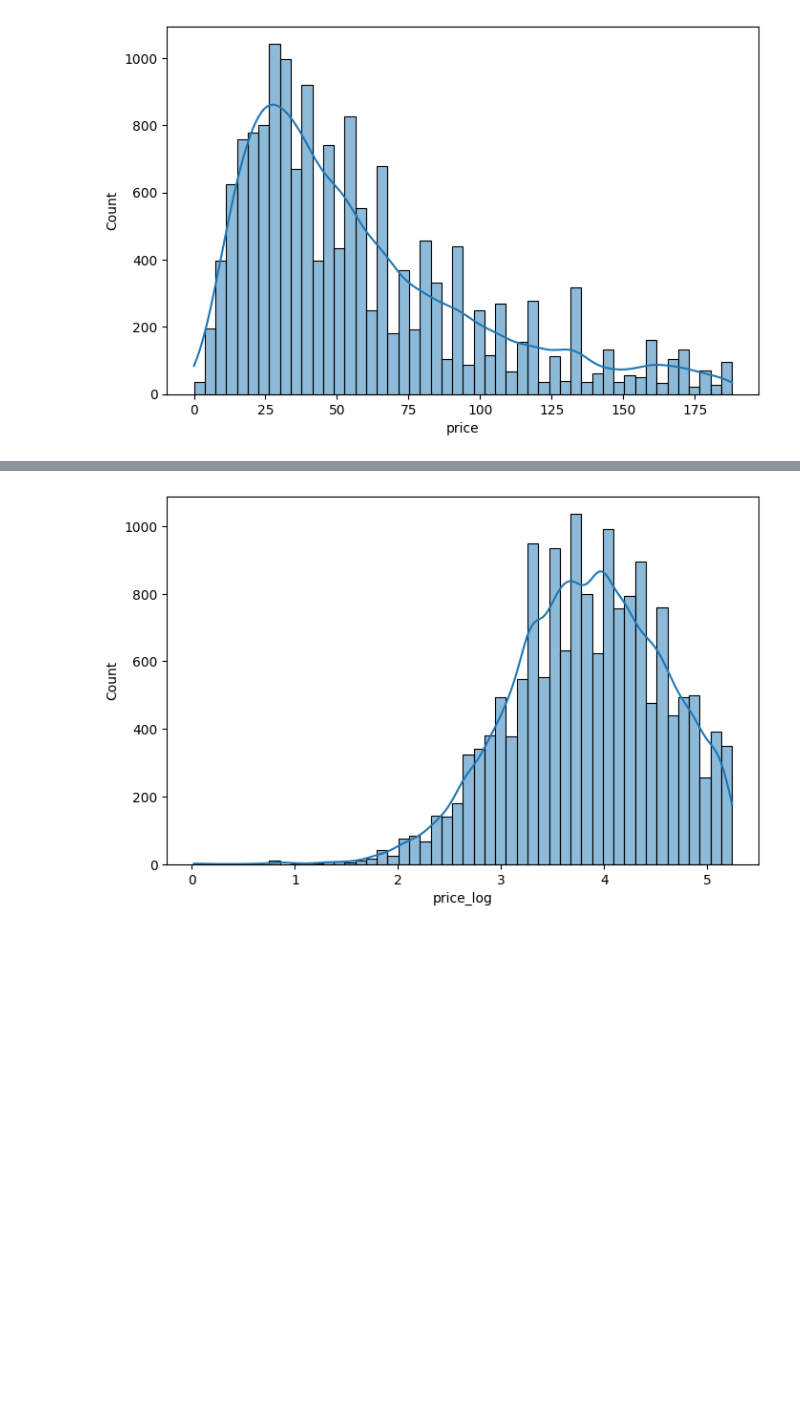
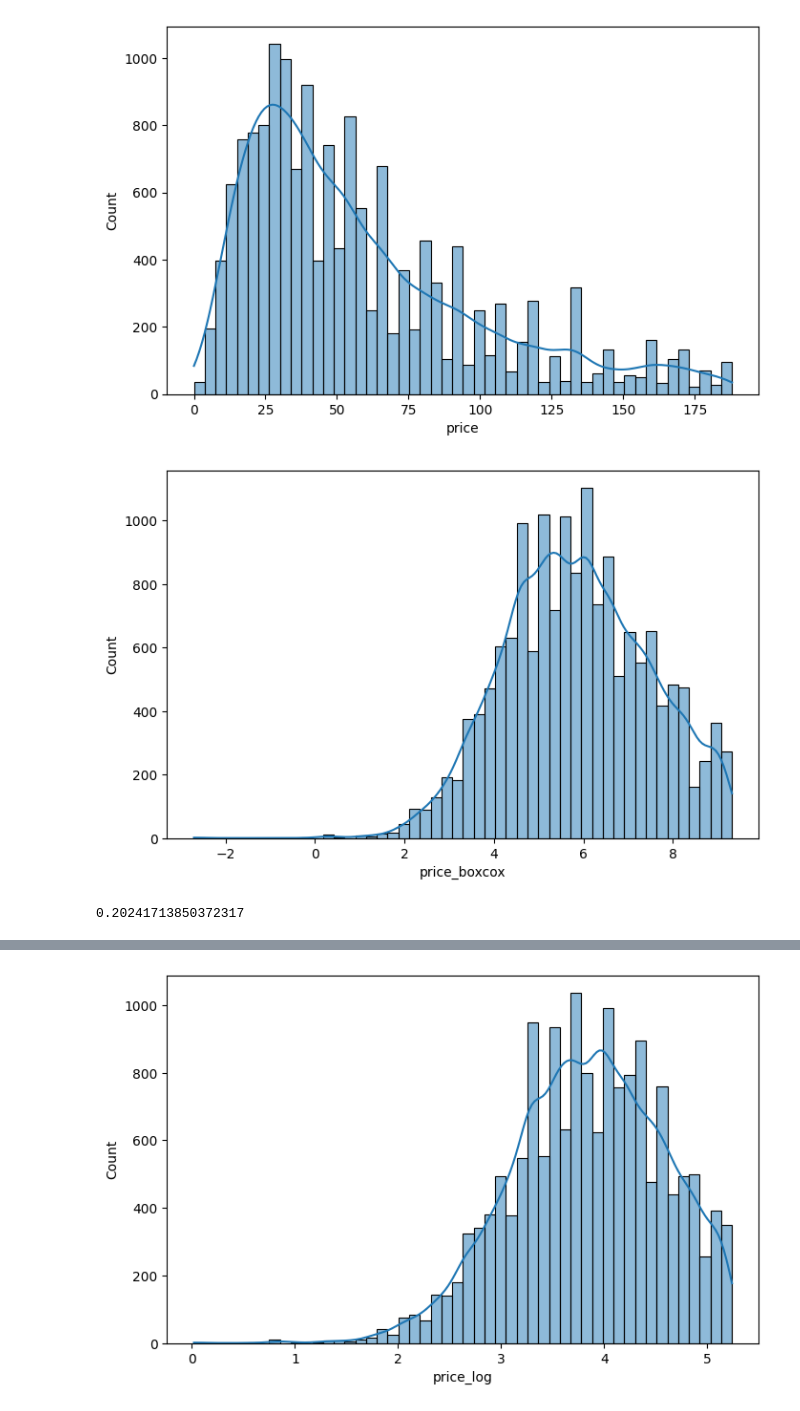
Before and after one commit to JaxSulav/PriceProphet, a Jupyter notebook: Data Processing/data_cleaning.ipynb, the cells around one changed output, grey strips where cells are left out. Cells and saved outputs as stored; diff of their text form; code cells hidden in the pictures; blank space fills up the shorter version.

```diff
--- a/Data Processing/data_cleaning.ipynb
+++ b/Data Processing/data_cleaning.ipynb
@@ -140,3 +335,11 @@ df["price"] = pd.to_numeric(df["price"])
+# %%
+def get_country(location):
+    for country in countries:
+        if country in location:
+            return country
+    return "Other"
+
+df['located_in'] = df['located_in'].apply(get_country)
 # %% [markdown]
 ### Outliers
 # %%
@@ -183,3 +386,16 @@ sns.histplot(df['price'], bins=50, kde=True)
 plt.show()
 # %% [output]
 [figure]
+# %%
+from scipy.stats import boxcox
+
+df['price_boxcox'], lambda_opt = boxcox(df['price'])
+
+plt.figure(figsize=(8,5))
+sns.histplot(df['price_boxcox'], bins=50, kde=True)
+plt.show()
+
+lambda_opt
+# %% [output]
+[figure, added]
+0.20241713850372317
```
Also changed, not shown: parts of 11 cells of this notebook, 1 other file.
